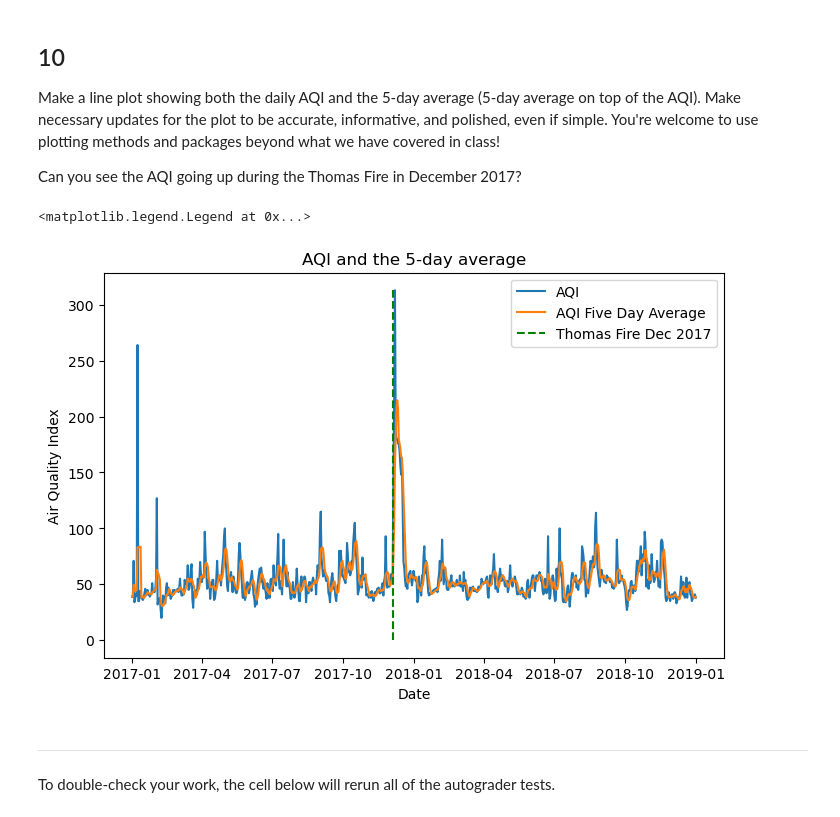
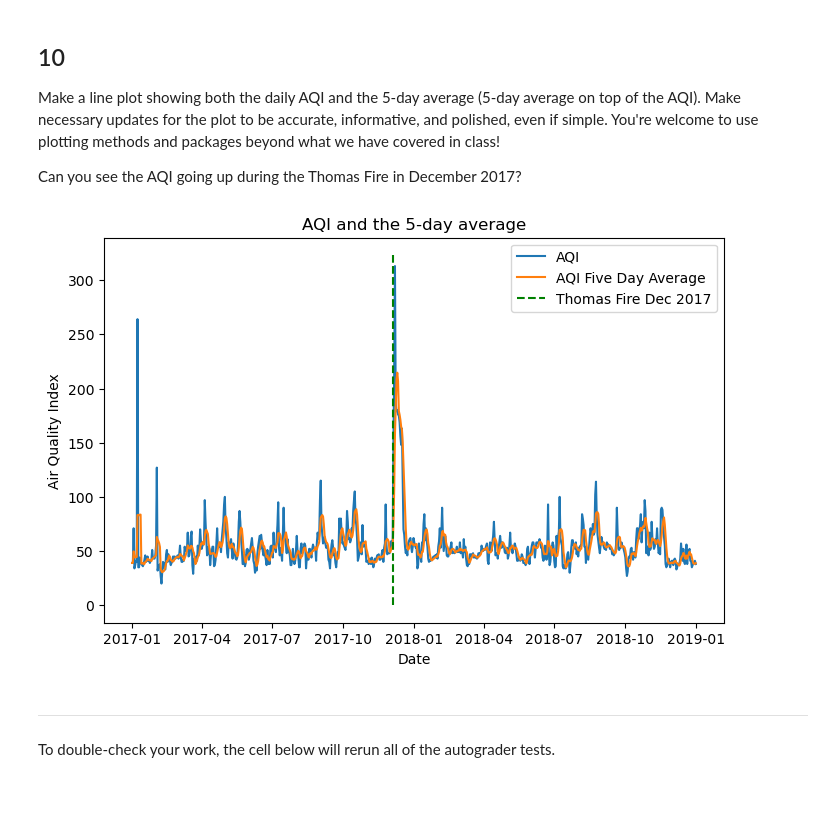
Before and after one commit to kloo49/eds220-hwk2-kloo, a Jupyter notebook: task3/hwk2-task3-aqi.ipynb, the cells around one changed output. Cells and saved outputs as stored; diff of their text form; code cells hidden in the pictures.

```diff
--- a/task3/hwk2-task3-aqi.ipynb
+++ b/task3/hwk2-task3-aqi.ipynb
@@ -321,19 +384,24 @@ Can you see the AQI going up during the Thomas Fire in December 2017?
 # %%
 import matplotlib.pyplot as plt
 from datetime import date
 
+# create a figure
 plt.figure(figsize=(8,5))
 
+# plot AQI
 plt.plot(aqi_sb.index,aqi_sb['aqi'],label='AQI')
+# plot the 5 day average
 plt.plot(aqi_sb.index,aqi_sb['five_day_average'],label='AQI Five Day Average')
-plt.vlines(x = date(2017,12,4), ymin=0, ymax=max(aqi_sb['aqi']), colors='green',linestyle='--', label = 'Thomas Fire Dec 2017')
+# draw line for the Thomas Fire
+plt.vlines(x = date(2017,12,4), ymin=0, ymax=max(aqi_sb['aqi'])+10, colors='green',linestyle='--', label = 'Thomas Fire Dec 2017')
+# graph aesthetics
 plt.title('AQI and the 5-day average')
 plt.xlabel('Date')
 plt.ylabel('Air Quality Index')
 plt.legend()
+plt.show()
 # %% [output]
-<matplotlib.legend.Legend at 0x...>
-[figure, old version]
+[figure, new version]
 # %% [markdown]
 ---
 
```
Also changed, not shown: parts of 16 cells of this notebook.
